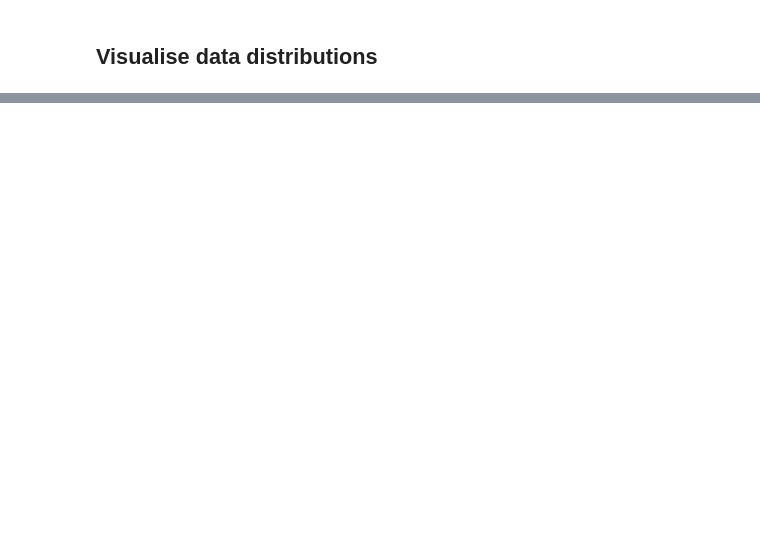
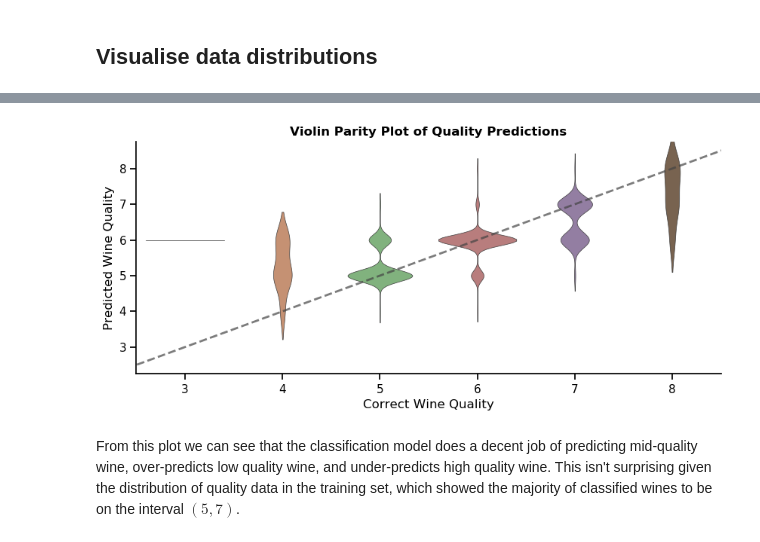
Before and after one commit to cartemic/CHE-599-intro-to-data-science, a Jupyter notebook: Project/Wine Quality.ipynb, the cells around one changed output, grey strips where cells are left out. Saved outputs shown, nothing was run; the diff lists cells and outputs as text; code cells hidden in the pictures; blank space fills up the shorter version.

```diff
--- a/Project/Wine Quality.ipynb
+++ b/Project/Wine Quality.ipynb
@@ -265,9 +186,9 @@ Moving forward, use the ExtraTreesClassifier
 using ScikitLearn.GridSearch: GridSearchCV
 using ScikitLearn: fit!
 n_estimators = 10 .^ range(0, stop=3)
-max_features = ["auto", "log2", nothing]
-min_samples_split = [2, 5, 10, 15]
-bootstrap = [true, false]
+max_features = ("auto", "log2", nothing)
+min_samples_split = (2, 5, 10, 15)
+max_depth = (nothing, 1, 3, 5)
 
 reg = ExtraTreesClassifier(n_jobs=-1)
 gsc = GridSearchCV(
@@ -276,9 +197,18 @@ gsc = GridSearchCV(
         :n_estimators => n_estimators,
         :max_features => max_features,
         :min_samples_split => min_samples_split,
-        :bootstrap => bootstrap
+        :max_depth => max_depth
     ),
     cv=5,
 )
 fit!(gsc, X_train, y_train)
+cls = ExtraTreesClassifier(
+    max_features=gsc.best_params_[:max_features],
+    min_samples_split=gsc.best_params_[:min_samples_split],
+    n_estimators=gsc.best_params_[:n_estimators],
+    max_depth=gsc.best_params_[:max_depth],
+    n_jobs=-1
+)
+cls.fit(X_train, y_train)
+@printf("Trained! Estimated accuracy %.2f%%", gsc.best_score_ * 100)
 # %% [output]
@@ -376,0 +220,22 @@ Symbol[Symbol("volatile acidity"), Symbol("residual sugar"), Symbol("free sulfur
+# %%
+fig, ax = subplots(figsize=(10, 4))
+sns.violinplot(
+    y_test,
+    cls.predict(X_test),
+    ax=ax,
+    inner=nothing,
+    linewidth=0.5,
+    saturation=0.5,
+    scale="area",
+)
+ax.plot([-1, 6], [2, 9], color="#444444", alpha=0.7, ls="--", lw=2)
+ax.set_xlim([-0.5, 5.5])
+ax.set_ylim([2.25, 8.75])
+ax.set_xlabel("Correct Wine Quality")
+ax.set_ylabel("Predicted Wine Quality")
+ax.set_title("Violin Parity Plot of Quality Predictions", weight="bold")
+sns.despine()
+# %% [output]
+[figure, added]
+# %% [markdown]
+From this plot we can see that the classification model does a decent job of predicting mid-quality wine, over-predicts low quality wine, and under-predicts high quality wine. This isn't surprising given the distribution of quality data in the training set, which showed the majority of classified wines to be on the interval $(5, 7)$.
```
Also changed, not shown: parts of 40 cells of this notebook, 1 other file.
